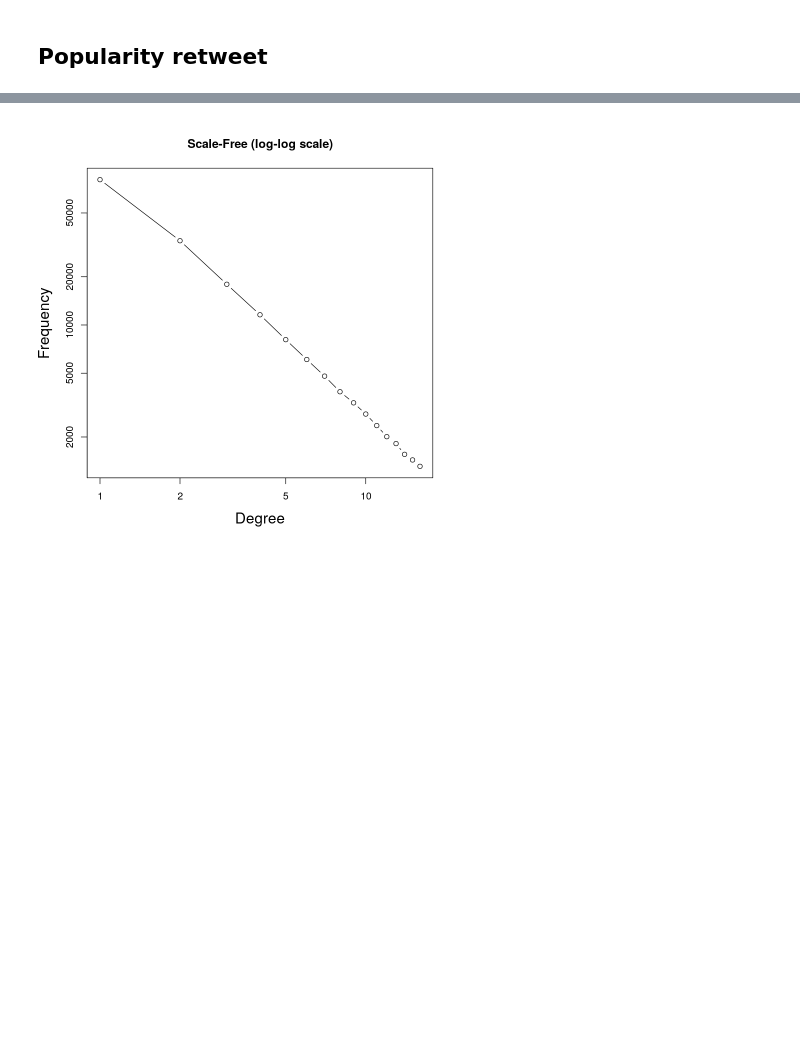
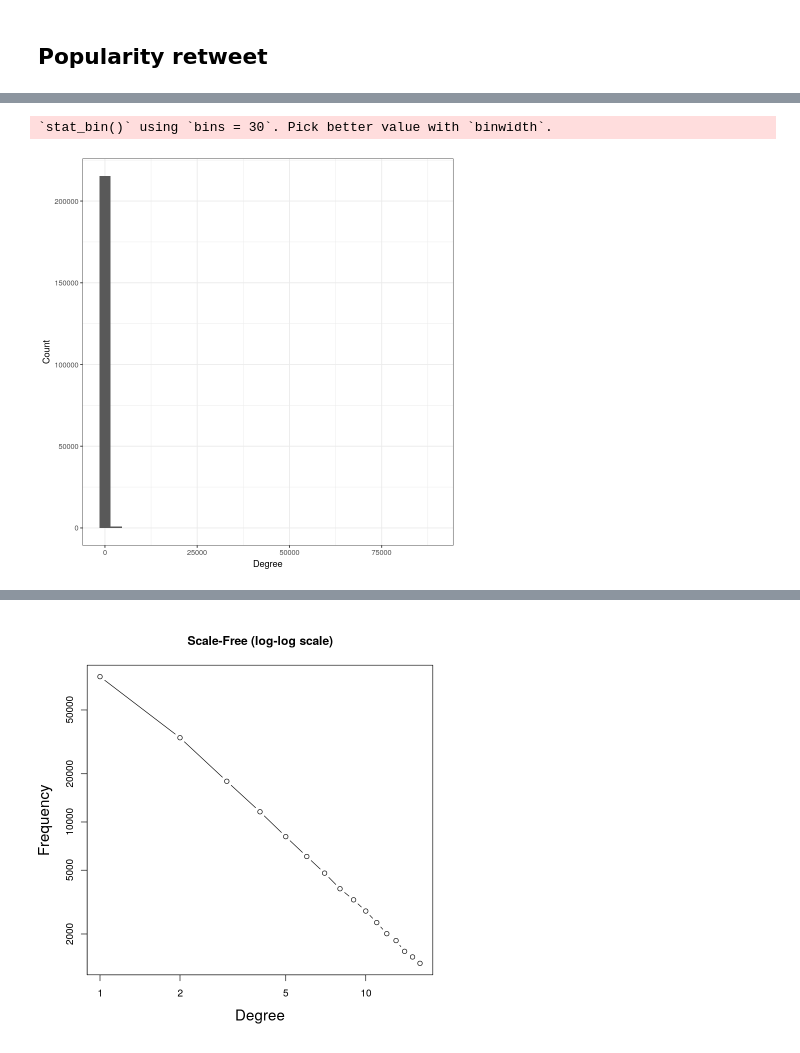
Before and after one commit to MLBurnham/networks_replication, a Jupyter notebook: Descriptive.ipynb, the cells around one changed output, grey strips where cells are left out. Cells and saved outputs as stored; diff of their text form; code cells hidden in the pictures; blank space fills up the shorter version.

```diff
--- a/Descriptive.ipynb
+++ b/Descriptive.ipynb
@@ -142,0 +133,10 @@ d_hist <- hist(d_retweet)
+# %%
+d_histout <- ggplot(as.data.frame(d_retweet), aes(x=d_retweet)) +
+    geom_histogram() +
+    labs(x='Degree', y='Count') +
+    theme_bw()
+
+d_histout
+# %% [output]
+`stat_bin()` using `bins = 30`. Pick better value with `binwidth`.
+[figure, added]
```
Also changed, not shown: parts of 35 cells of this notebook, 7 other files.
